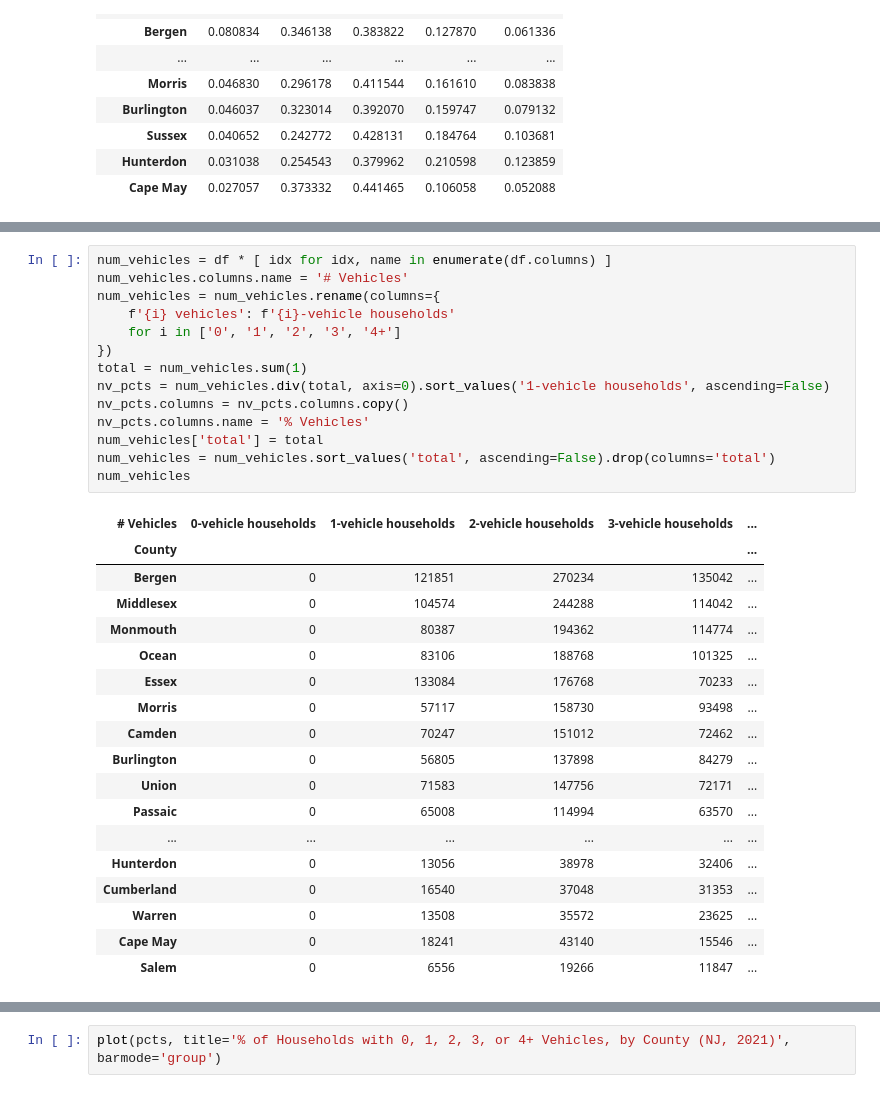
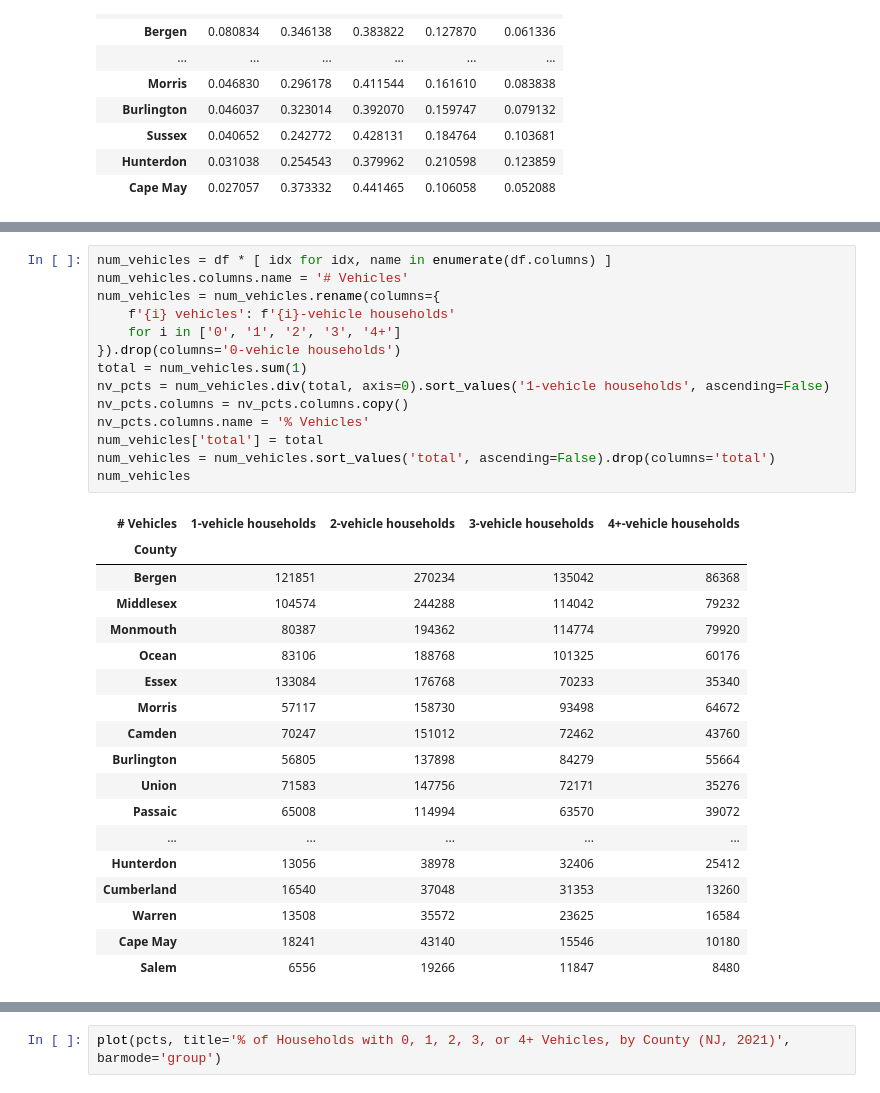
Before and after one commit to hudcostreets/household-vehicles, a Jupyter notebook: nj/household vehicle ownership.ipynb, the cells around one changed output, grey strips where cells are left out. Drawn from its saved outputs; the diff is of its cells as text.

Commit message:
rm extraneous 0-vehicle households from legend of nj vehicles plot

```diff
--- a/nj/household vehicle ownership.ipynb
+++ b/nj/household vehicle ownership.ipynb
@@ -160,36 +160,36 @@ plot(
 # %%
 num_vehicles = df * [ idx for idx, name in enumerate(df.columns) ]
 num_vehicles.columns.name = '# Vehicles'
 num_vehicles = num_vehicles.rename(columns={
     f'{i} vehicles': f'{i}-vehicle households'
     for i in ['0', '1', '2', '3', '4+']
-})
+}).drop(columns='0-vehicle households')
 total = num_vehicles.sum(1)
 nv_pcts = num_vehicles.div(total, axis=0).sort_values('1-vehicle households', ascending=False)
 nv_pcts.columns = nv_pcts.columns.copy()
 nv_pcts.columns.name = '% Vehicles'
 num_vehicles['total'] = total
 num_vehicles = num_vehicles.sort_values('total', ascending=False).drop(columns='total')
 num_vehicles
 # %% [output]
-| # Vehicles | 0-vehicle households | 1-vehicle households | 2-vehicle households | 3-vehicle households | ... |
-| County |  |  |  |  | ... |
-| Bergen | 0 | 121851 | 270234 | 135042 | ... |
-| Middlesex | 0 | 104574 | 244288 | 114042 | ... |
-| Monmouth | 0 | 80387 | 194362 | 114774 | ... |
-| Ocean | 0 | 83106 | 188768 | 101325 | ... |
-| Essex | 0 | 133084 | 176768 | 70233 | ... |
-| Morris | 0 | 57117 | 158730 | 93498 | ... |
-| Camden | 0 | 70247 | 151012 | 72462 | ... |
-| Burlington | 0 | 56805 | 137898 | 84279 | ... |
-| Union | 0 | 71583 | 147756 | 72171 | ... |
-| Passaic | 0 | 65008 | 114994 | 63570 | ... |
-| ... | ... | ... | ... | ... | ... |
-| Hunterdon | 0 | 13056 | 38978 | 32406 | ... |
-| Cumberland | 0 | 16540 | 37048 | 31353 | ... |
-| Warren | 0 | 13508 | 35572 | 23625 | ... |
-| Cape May | 0 | 18241 | 43140 | 15546 | ... |
-| Salem | 0 | 6556 | 19266 | 11847 | ... |
+| # Vehicles | 1-vehicle households | 2-vehicle households | 3-vehicle households | 4+-vehicle households |
+| County |  |  |  |  |
+| Bergen | 121851 | 270234 | 135042 | 86368 |
+| Middlesex | 104574 | 244288 | 114042 | 79232 |
+| Monmouth | 80387 | 194362 | 114774 | 79920 |
+| Ocean | 83106 | 188768 | 101325 | 60176 |
+| Essex | 133084 | 176768 | 70233 | 35340 |
+| Morris | 57117 | 158730 | 93498 | 64672 |
+| Camden | 70247 | 151012 | 72462 | 43760 |
+| Burlington | 56805 | 137898 | 84279 | 55664 |
+| Union | 71583 | 147756 | 72171 | 35276 |
+| Passaic | 65008 | 114994 | 63570 | 39072 |
+| ... | ... | ... | ... | ... |
+| Hunterdon | 13056 | 38978 | 32406 | 25412 |
+| Cumberland | 16540 | 37048 | 31353 | 13260 |
+| Warren | 13508 | 35572 | 23625 | 16584 |
+| Cape May | 18241 | 43140 | 15546 | 10180 |
+| Salem | 6556 | 19266 | 11847 | 8480 |
 # %%
 nv_pcts
 # %% [output]
```
Also changed, not shown: parts of 9 cells of this notebook, 4 other files.
